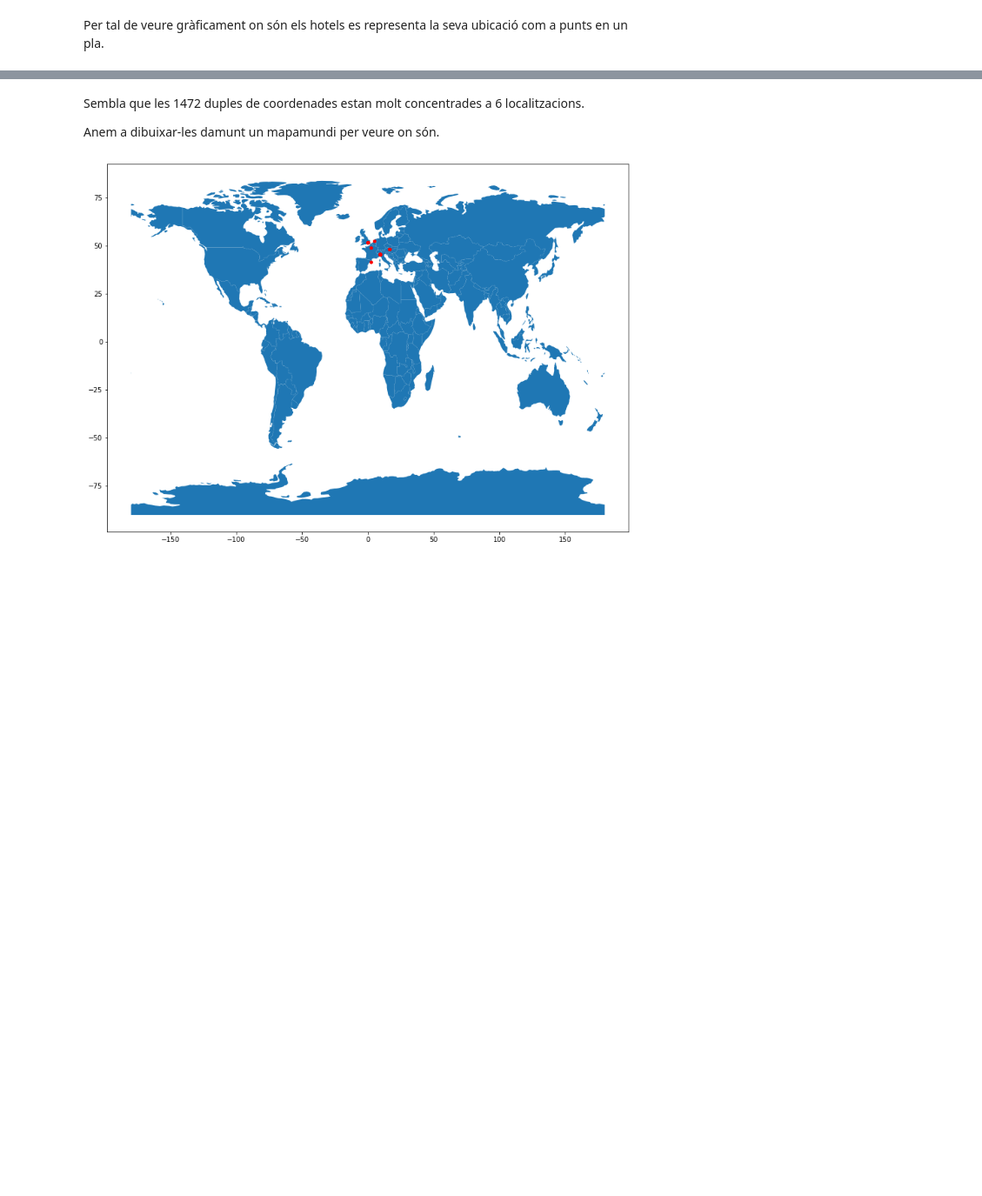
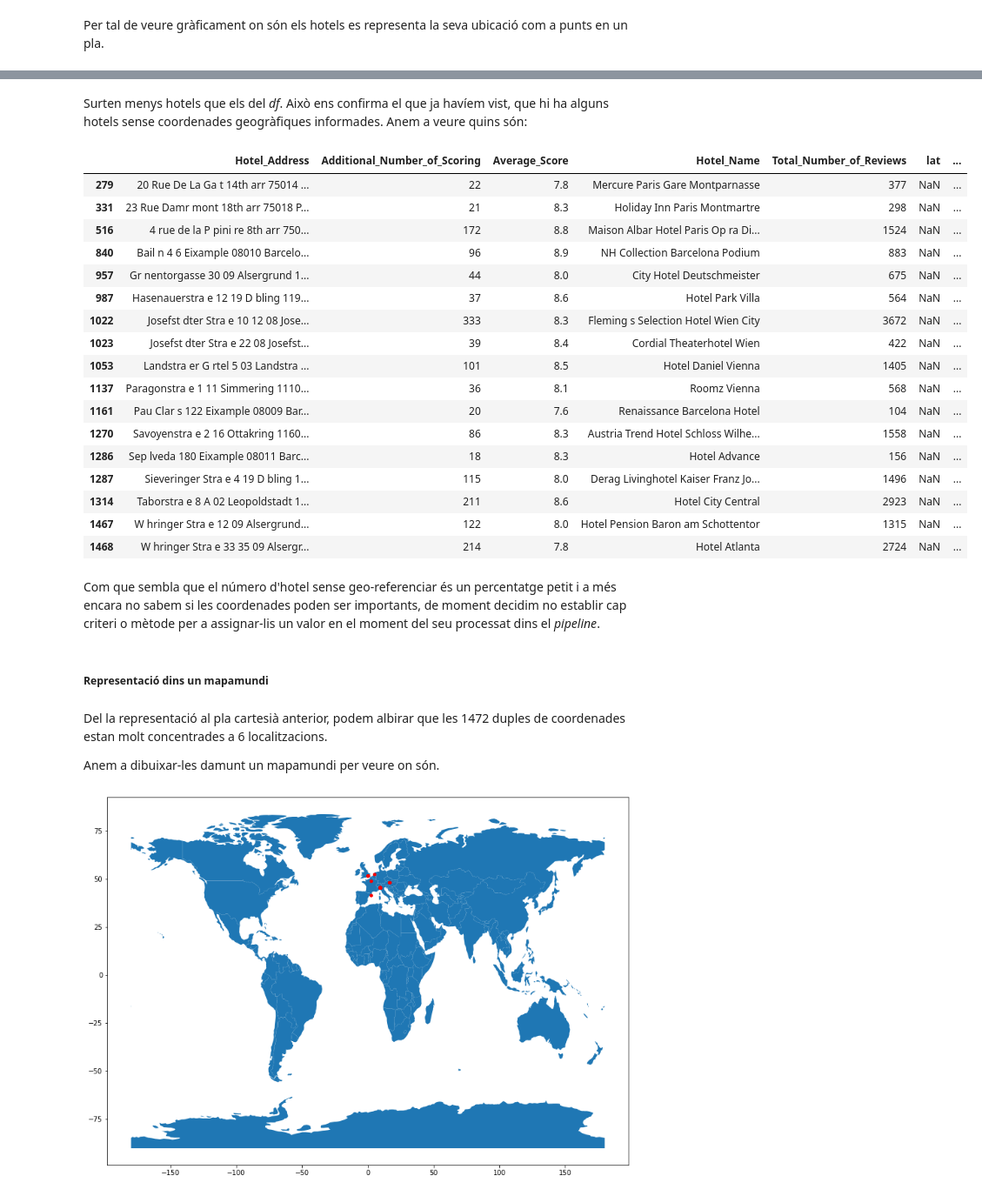
Before and after one commit to llublad/MUSI-AA, a Jupyter notebook: musi-aa-modulo1/W6/practica/hr_features_study.ipynb, the cells around one changed output, grey strips where cells are left out. Shown at 87% size. Drawn from its saved outputs; the diff is of its cells as text; code cells hidden in the pictures; blank space fills up the shorter version.

```diff
--- a/musi-aa-modulo1/W6/practica/hr_features_study.ipynb
+++ b/musi-aa-modulo1/W6/practica/hr_features_study.ipynb
@@ -310,4 +342,42 @@ dfgeol.shape
+# %% [markdown]
+Surten menys hotels que els del *df*.
+Això ens confirma el que ja havíem vist,
+que hi ha alguns hotels sense coordenades
+geogràfiques informades.
+Anem a veure quins són:
+# %%
+df_hotel[df_hotel['lat'].isna()]
+# %% [output]
+|  | Hotel_Address | Additional_Number_of_Scoring | Average_Score | Hotel_Name | Total_Number_of_Reviews | lat | ... |
+| 279 | 20 Rue De La Ga t 14th arr 75014 ... | 22 | 7.8 | Mercure Paris Gare Montparnasse | 377 | NaN | ... |
+| 331 | 23 Rue Damr mont 18th arr 75018 P... | 21 | 8.3 | Holiday Inn Paris Montmartre | 298 | NaN | ... |
+| 516 | 4 rue de la P pini re 8th arr 750... | 172 | 8.8 | Maison Albar Hotel Paris Op ra Di... | 1524 | NaN | ... |
+| 840 | Bail n 4 6 Eixample 08010 Barcelo... | 96 | 8.9 | NH Collection Barcelona Podium | 883 | NaN | ... |
+| 957 | Gr nentorgasse 30 09 Alsergrund 1... | 44 | 8.0 | City Hotel Deutschmeister | 675 | NaN | ... |
+| 987 | Hasenauerstra e 12 19 D bling 119... | 37 | 8.6 | Hotel Park Villa | 564 | NaN | ... |
+| 1022 | Josefst dter Stra e 10 12 08 Jose... | 333 | 8.3 | Fleming s Selection Hotel Wien City | 3672 | NaN | ... |
+| 1023 | Josefst dter Stra e 22 08 Josefst... | 39 | 8.4 | Cordial Theaterhotel Wien | 422 | NaN | ... |
+| 1053 | Landstra er G rtel 5 03 Landstra ... | 101 | 8.5 | Hotel Daniel Vienna | 1405 | NaN | ... |
+| 1137 | Paragonstra e 1 11 Simmering 1110... | 36 | 8.1 | Roomz Vienna | 568 | NaN | ... |
+| 1161 | Pau Clar s 122 Eixample 08009 Bar... | 20 | 7.6 | Renaissance Barcelona Hotel | 104 | NaN | ... |
+| 1270 | Savoyenstra e 2 16 Ottakring 1160... | 86 | 8.3 | Austria Trend Hotel Schloss Wilhe... | 1558 | NaN | ... |
+| 1286 | Sep lveda 180 Eixample 08011 Barc... | 18 | 8.3 | Hotel Advance | 156 | NaN | ... |
+| 1287 | Sieveringer Stra e 4 19 D bling 1... | 115 | 8.0 | Derag Livinghotel Kaiser Franz Jo... | 1496 | NaN | ... |
+| 1314 | Taborstra e 8 A 02 Leopoldstadt 1... | 211 | 8.6 | Hotel City Central | 2923 | NaN | ... |
+| 1467 | W hringer Stra e 12 09 Alsergrund... | 122 | 8.0 | Hotel Pension Baron am Schottentor | 1315 | NaN | ... |
+| 1468 | W hringer Stra e 33 35 09 Alsergr... | 214 | 7.8 | Hotel Atlanta | 2724 | NaN | ... |
+# %% [markdown]
+Com que sembla que el número d'hotel sense geo-referenciar
+és un percentatge petit i
+a més encara no sabem si les coordenades poden ser importants,
+de moment decidim no establir cap criteri o mètode per a
+assignar-lis un valor en el moment del seu processat
+dins el *pipeline*.
+# %% [markdown]
+##### Representació dins un mapamundi
 # %% [markdown]
-Sembla que les 1472 duples de coordenades estan molt concentrades a 6 localitzacions.
+Del la representació al pla cartesià anterior,
+podem albirar que les 1472 duples de coordenades
+estan molt concentrades a 6 localitzacions.
 
 Anem a dibuixar-les damunt un mapamundi per veure on són.
```
Also changed, not shown: parts of 41 cells of this notebook, 7 other files.
